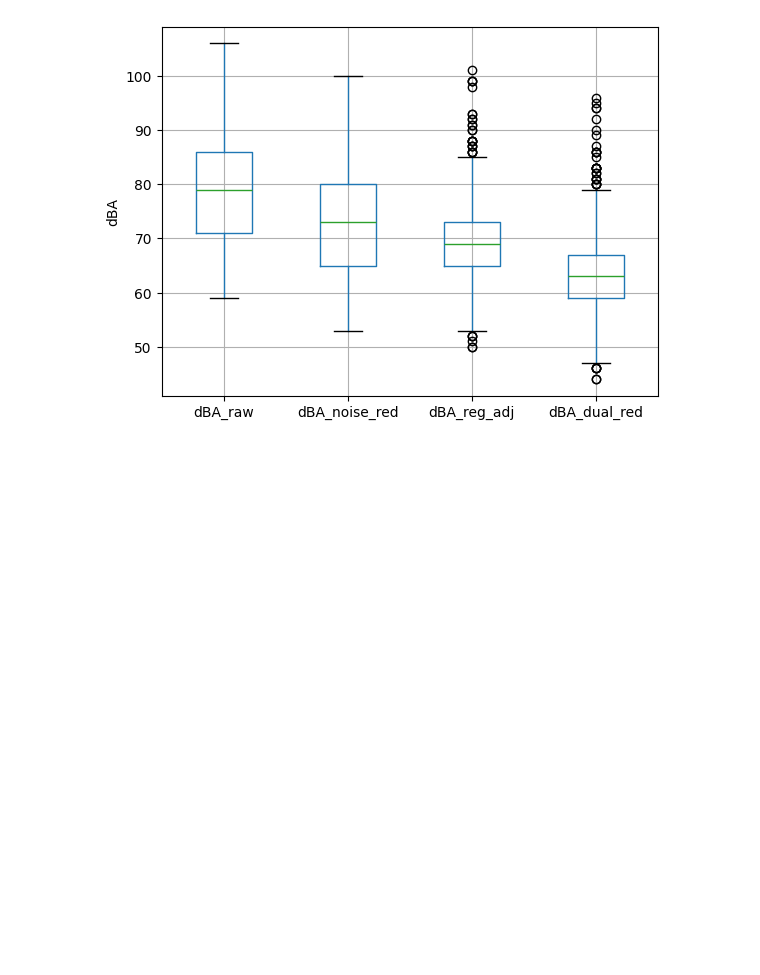
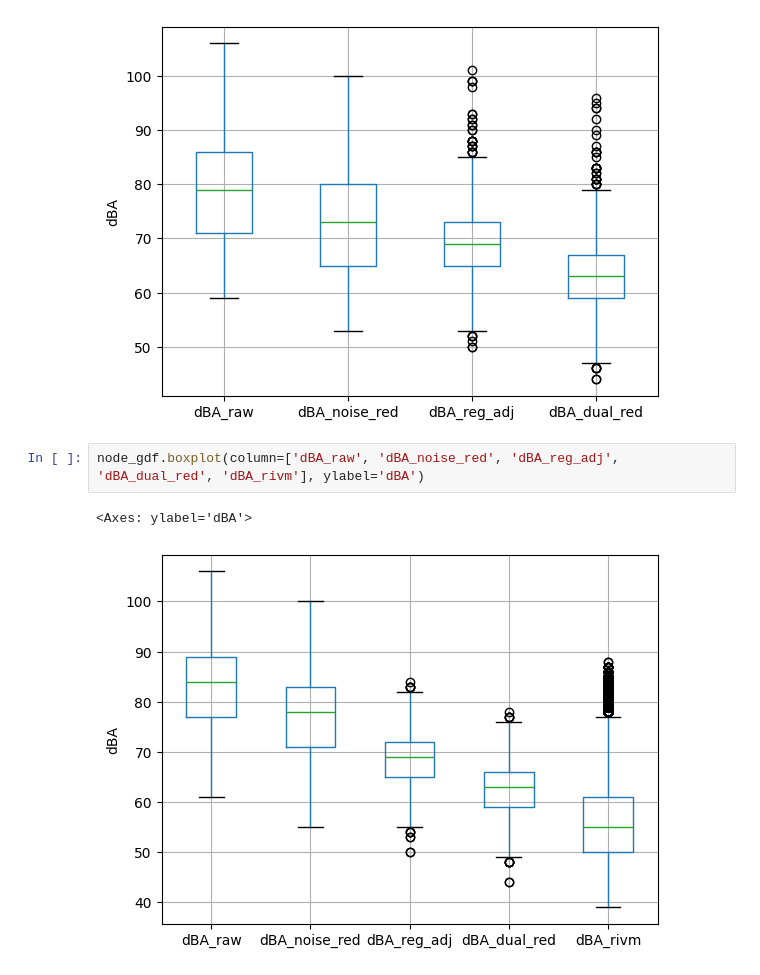
Before and after one commit to Floris-C/noise-thesis, a Jupyter notebook: final_method/01-audio_processing.ipynb, the cells around one changed output. Cells and saved outputs as stored; diff of their text form; blank space fills up the shorter version.

```diff
--- a/final_method/01-audio_processing.ipynb
+++ b/final_method/01-audio_processing.ipynb
@@ -351,3 +387,8 @@ gdf.boxplot(column=['dBA_raw', 'dBA_noise_red', 'dBA_reg_adj', 'dBA_dual_red'],
 # %% [output]
 <Axes: ylabel='dBA'>
 [figure]
+# %%
+node_gdf.boxplot(column=['dBA_raw', 'dBA_noise_red', 'dBA_reg_adj', 'dBA_dual_red', 'dBA_rivm'], ylabel='dBA')
+# %% [output]
+<Axes: ylabel='dBA'>
+[figure, added]
```
Also changed, not shown: parts of 7 cells of this notebook, 3 other files.
